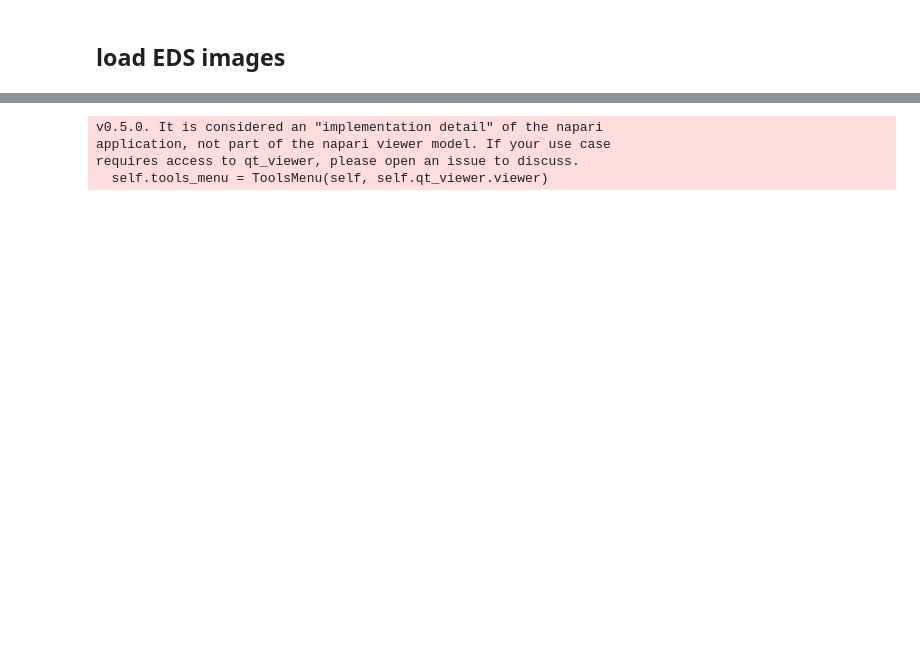
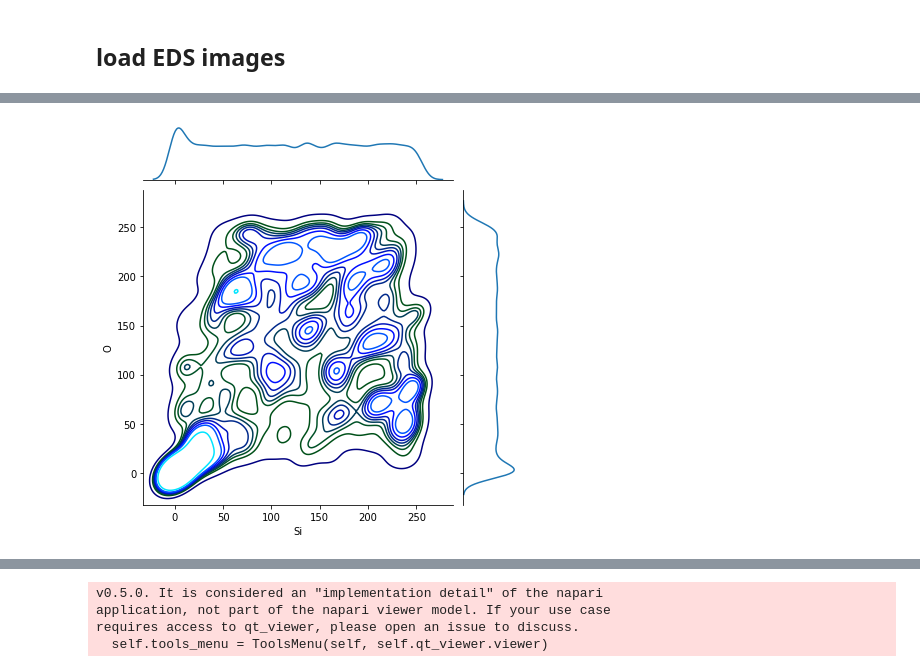
Before and after one commit to kleinerELM/FIB-Stack-preprocessing, a Jupyter notebook: test.ipynb, the cells around one changed output, grey strips where cells are left out. Cells and saved outputs as stored; diff of their text form; code cells hidden in the pictures; blank space fills up the shorter version.

```diff
--- a/test.ipynb
+++ b/test.ipynb
@@ -358,0 +588,5 @@ no elements found
+# %%
+
+plt = sns.jointplot(x = relevant_elements[1], y = relevant_elements[3], data = data,kind="kde", cmap='gist_ncar')#, kind="kde"
+# %% [output]
+[figure, added]
```
Also changed, not shown: parts of 17 cells of this notebook, 1 other file.
